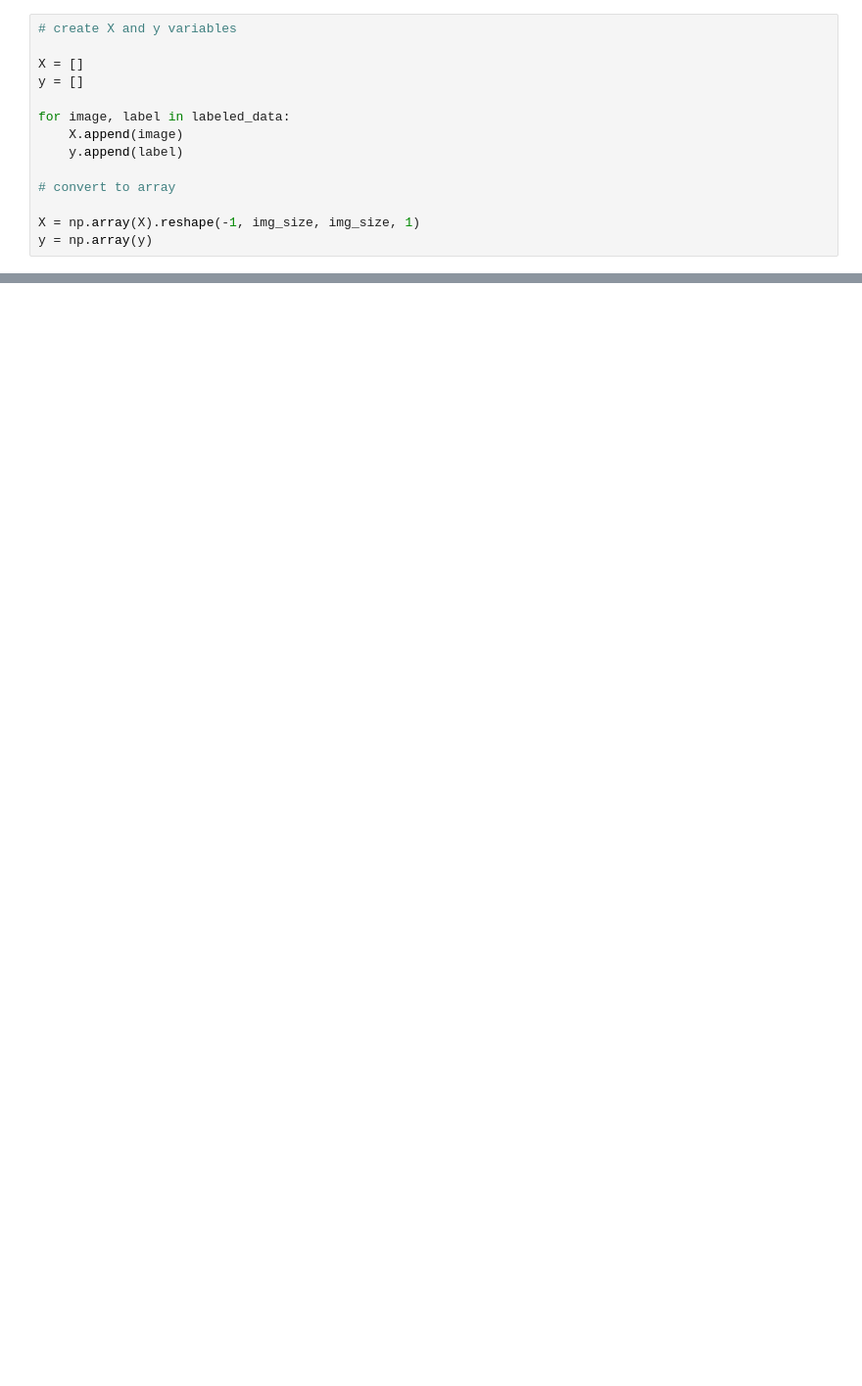
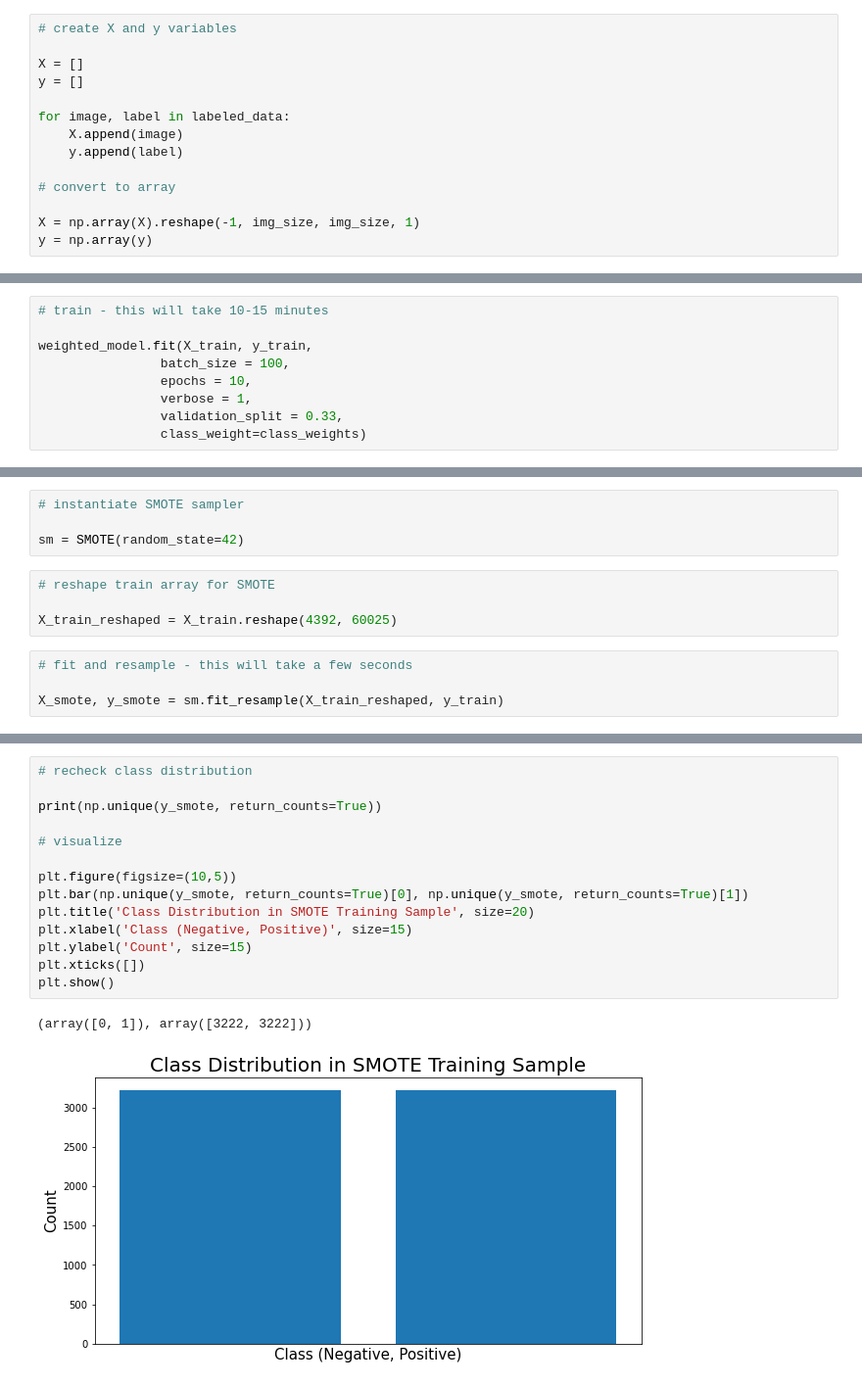
Before and after one commit to wbehrens92/BScapstone, a Jupyter notebook: PneumoniaClassificationCapstone.ipynb, the cells around one changed output, grey strips where cells are left out. Shown: that part at 98% size. Drawn from its saved outputs; the diff is of its cells as text; blank space fills up the shorter version.

```diff
--- a/PneumoniaClassificationCapstone.ipynb
+++ b/PneumoniaClassificationCapstone.ipynb
@@ -168,0 +366,9 @@ KeyboardInterrupt:
+# %%
+# train - this will take 10-15 minutes
+
+weighted_model.fit(X_train, y_train,
+                batch_size = 100,
+                epochs = 10,
+                verbose = 1,
+                validation_split = 0.33,
+                class_weight=class_weights)
@@ -168,0 +443,12 @@ KeyboardInterrupt:
+# %%
+# instantiate SMOTE sampler
+
+sm = SMOTE(random_state=42)
+# %%
+# reshape train array for SMOTE
+
+X_train_reshaped = X_train.reshape(4392, 60025)
+# %%
+# fit and resample - this will take a few seconds
+
+X_smote, y_smote = sm.fit_resample(X_train_reshaped, y_train)
@@ -168,0 +467,17 @@ KeyboardInterrupt:
+# %%
+# recheck class distribution
+
+print(np.unique(y_smote, return_counts=True))
+
+# visualize
+
+plt.figure(figsize=(10,5))
+plt.bar(np.unique(y_smote, return_counts=True)[0], np.unique(y_smote, return_counts=True)[1])
+plt.title('Class Distribution in SMOTE Training Sample', size=20)
+plt.xlabel('Class (Negative, Positive)', size=15)
+plt.ylabel('Count', size=15)
+plt.xticks([])
+plt.show()
+# %% [output]
+(array([0, 1]), array([3222, 3222]))
+[figure, added]
```
Also changed, not shown: parts of 79 cells of this notebook.
